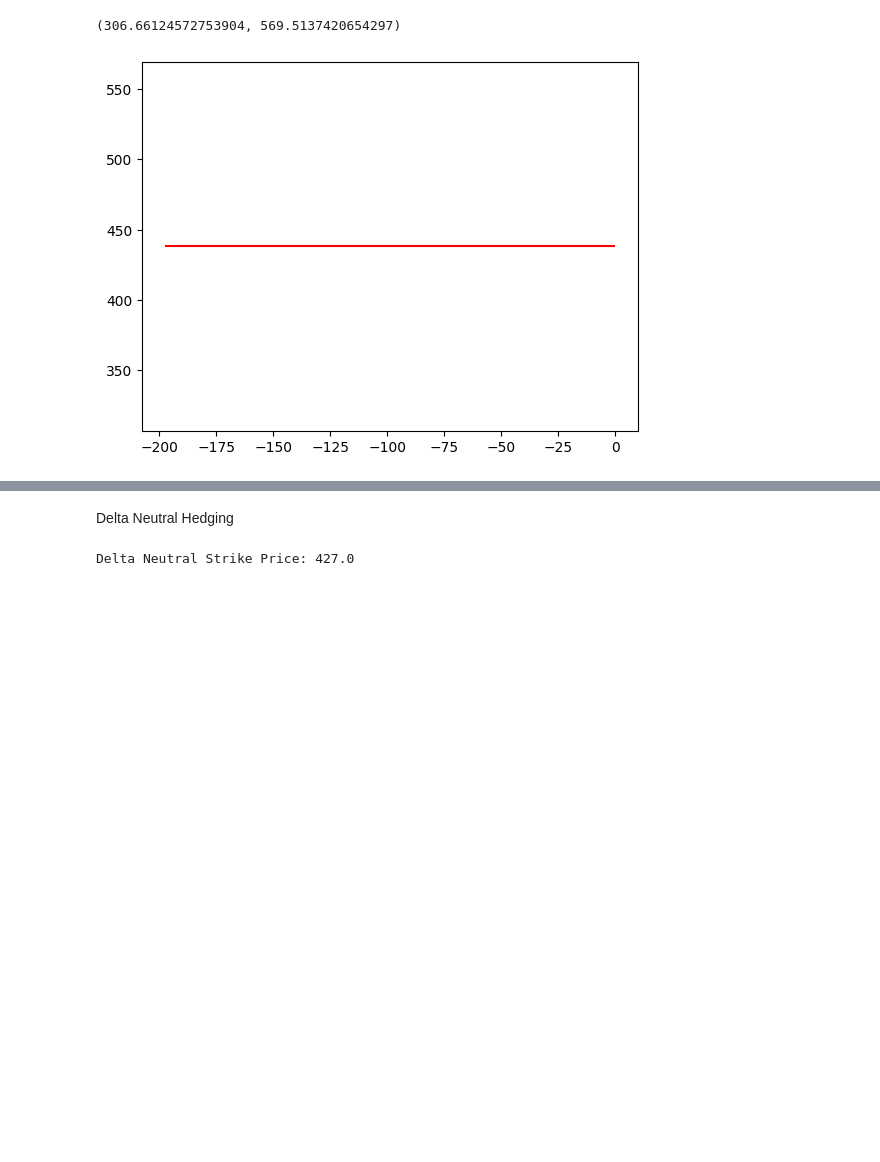
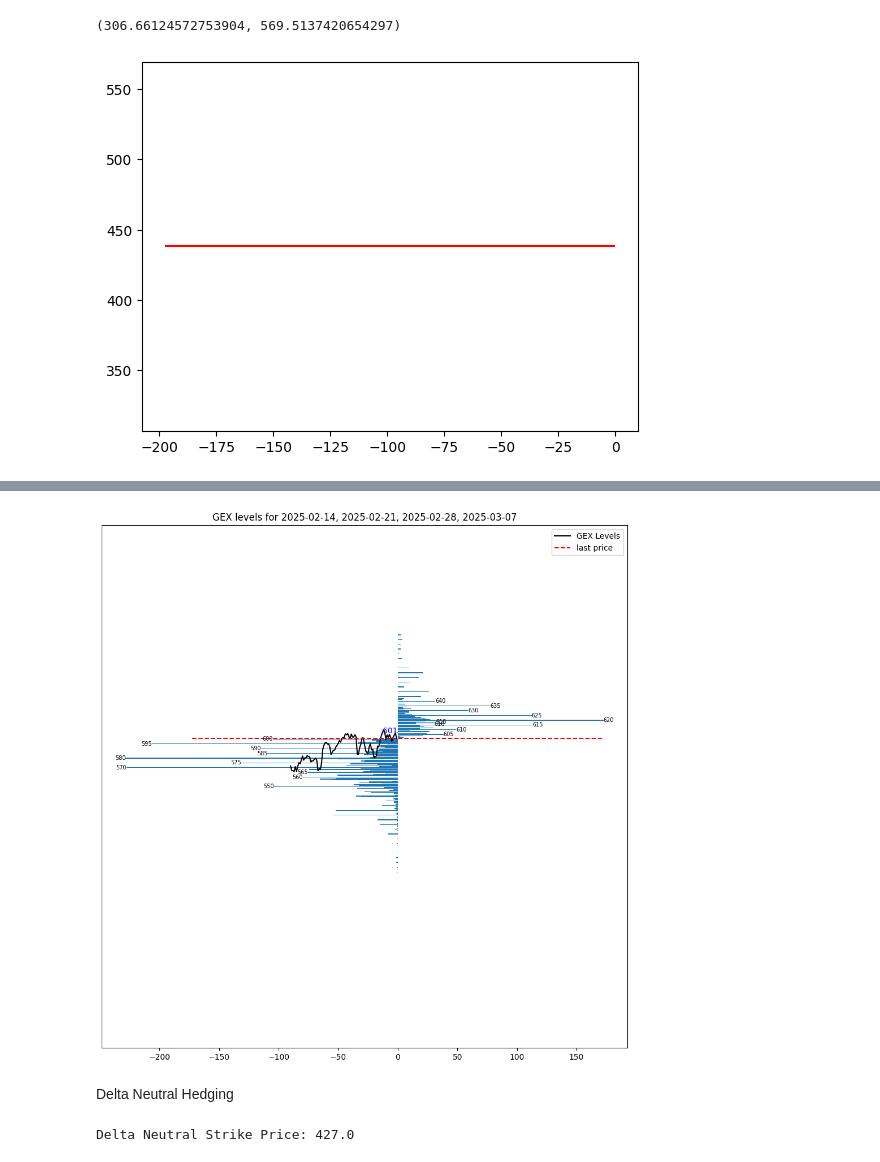
Before and after one commit to JonathanMasih/GEXLevel, a Jupyter notebook: gexxer_reveal_gex_levels.ipynb, the cells around one changed output, grey strips where cells are left out. Cells and saved outputs as stored; diff of their text form; code cells hidden in the pictures; blank space fills up the shorter version.

```diff
--- a/gexxer_reveal_gex_levels.ipynb
+++ b/gexxer_reveal_gex_levels.ipynb
@@ -360,7 +360,7 @@ def black_scholes_gamma(S, K, T, r, sigma):
     return gamma
 
 
-def get_gex_dataframe(ticker="AAPL", expiration_date = '2023-06-02', period="30d"):
+def get_gex_dataframe(ticker="AAPL", expiration_dates=['2023-06-02', '2023-06-09', '2023-06-16', '2023-06-23'], period="30d"):
 
     ticker_ = yf.Ticker(ticker)
     data = ticker_.history(period=period)
@@ -373,41 +373,64 @@ def get_gex_dataframe(ticker="AAPL", expiration_date = '2023-06-02', period="30d
     except:
         pass
 
-    option_data = ticker_.option_chain(expiration_date)
+    # Initialize dataframes for merged results
+    df_list = []
+    df2_list = []
 
-    df = pd.DataFrame(option_data.calls)
-    df2 = pd.DataFrame(option_data.puts)
+    for expiration_date in expiration_dates:
+        option_data = ticker_.option_chain(expiration_date)
 
-    # sigma calculation
-    returns = data['Close'].pct_change()
-    sigma = np.sqrt(252) * np.std(returns)
-    z_score = norm.ppf(0.975)
-    call_sigma = z_score * sigma
+        df = pd.DataFrame(option_data.calls)
+        df2 = pd.DataFrame(option_data.puts)
 
-    # data calculation
-    time_decay = 30 / 365
-    risk_free_rate = 0.01
+        # sigma calculation
+        returns = data['Close'].pct_change()
+        sigma = np.sqrt(252) * np.std(returns)
+        z_score = norm.ppf(0.975)
+        call_sigma = z_score * sigma
 
-    stock_price = data['Close'].iloc[-1]
+        # data calculation
+        time_decay = 30 / 365
+        risk_free_rate = 0.01
 
-    df['gamma'] = None
-    df['GEX'] = None
+        stock_price = data['Close'].iloc[-1]
 
-    df2['gamma'] = None
-    df2['GEX'] = None
+        df['gamma'] = None
+        df['GEX'] = None
 
-    for index, strike_price in df['strike'].items():
-        call_gamma = black_scholes_gamma(S = stock_price, K = strike_price, T= time_decay, r = risk_free_rate, sigma = call_sigma)
-        df.loc[index,'gamma'] = call_gamma
-        df.loc[index,'GEX'] = call_gamma * df.loc[index,'openInterest']
+        df2['gamma'] = None
+        df2['GEX'] = None
 
-    for index, strike_price in df2['strike'].items():
-        puts_gamma = black_scholes_gamma(S = stock_price, K = strike_price, T= time_decay, r = risk_free_rate, sigma = call_sigma)
-        df2.loc[index,'gamma'] = puts_gamma
-        df2.loc[index,'GEX'] = puts_gamma * df2.loc[index,'openInterest']
+        for index, strike_price in df['strike'].items():
+            call_gamma = black_scholes_gamma(S = stock_price, K = strike_price, T= time_decay, r = risk_free_rate, sigma = call_sigma)
+            df.loc[index,'gamma'] = call_gamma
+            df.loc[index,'GEX'] = call_gamma * df.loc[index,'openInterest']
 
-    merged_df = pd.merge(df, df2, on='strike')
-    merged_df['GEX'] = merged_df['GEX_x'] - merged_df['GEX_y']
+        for index, strike_price in df2['strike'].items():
+            puts_gamma = black_scholes_gamma(S = stock_price, K = strike_price, T= time_decay, r = risk_free_rate, sigma = call_sigma)
+            df2.loc[index,'gamma'] = puts_gamma
+            df2.loc[index,'GEX'] = puts_gamma * df2.loc[index,'openInterest']
+
+        df_list.append(df)
+        df2_list.append(df2)
+
+    # Merge and average GEX values
+    df_merged = pd.concat(df_list)
+    df2_merged = pd.concat(df2_list)
+
+    df_merged['strike'] = pd.to_numeric(df_merged['strike'], errors='coerce')
+    df2_merged['strike'] = pd.to_numeric(df2_merged['strike'], errors='coerce')
+
+    df_merged = df_merged.groupby('strike').agg({'gamma': 'mean', 'GEX': 'mean'})
+    df2_merged = df2_merged.groupby('strike').agg({'gamma': 'mean', 'GEX': 'mean'})
+
+    # Reset the index to make 'strike' a regular column again
+    df_merged = df_merged.reset_index()  # Reset index for df_merged
+    df2_merged = df2_merged.reset_index()  # Reset index for df2_merged
+
+    merged_df = pd.merge(df_merged, df2_merged, on='strike', suffixes=('_calls', '_puts'))
+    merged_df['GEX'] = merged_df['GEX_calls'] - merged_df['GEX_puts']
+
     return data, merged_df
 
 
@@ -472,7 +495,7 @@ tickers_ninjatrader = ['SPY']
 
 
 # ONLY FUTURES & OPTIONS compatible with yahoo finance
-TICKER = "GOOGL"
+TICKER = "SPY"
 
 period_asset_price="max"
 period_asset_price="90d"
@@ -510,3 +549,4 @@ TypeError: get_gex_dataframe() got an unexpected keyword argument 'expiration_da
+[figure, added]
 # %% [markdown]
 Delta Neutral Hedging
 # %%
```
Also changed, not shown: parts of 1 cell of this notebook.
